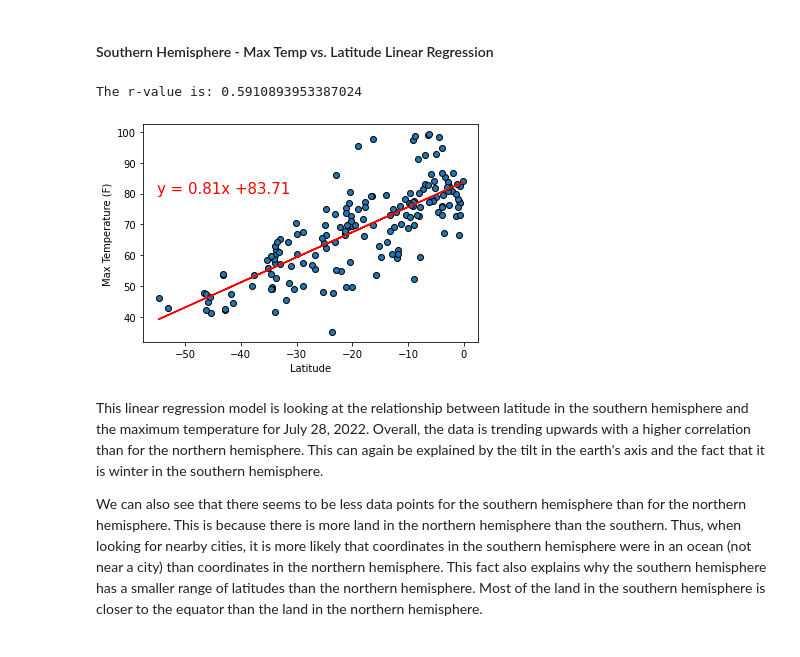
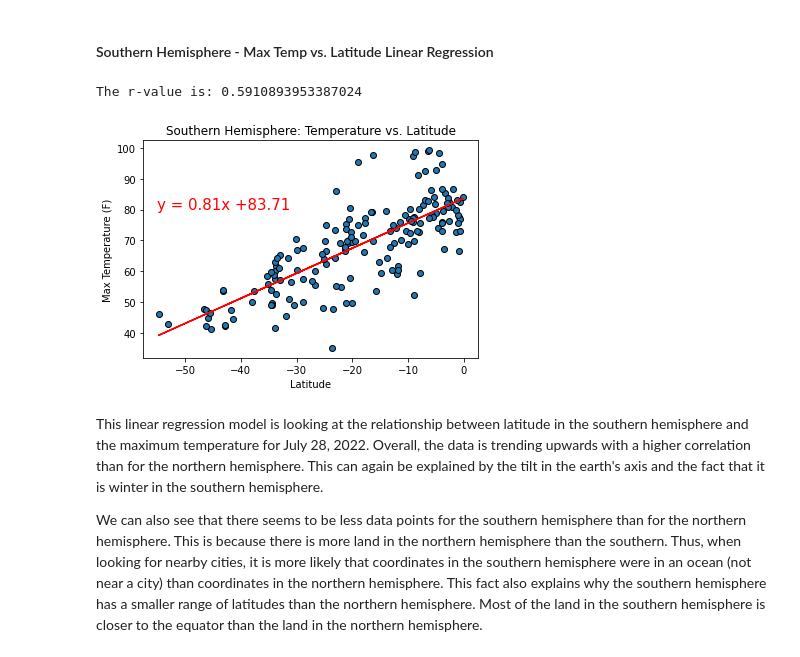
Before and after one commit to apfleegor/python-api-challenge, a Jupyter notebook: WeatherPy/WeatherPy.ipynb, the cells around one changed output. Drawn from its saved outputs; the diff is of its cells as text; code cells hidden in the pictures.

```diff
--- a/WeatherPy/WeatherPy.ipynb
+++ b/WeatherPy/WeatherPy.ipynb
@@ -209,3 +237,5 @@ clean_city_data.head()
+# %%
+clean_city_data = weather_df.copy(deep=True)
 # %%
 # check to make sure that humidity max is less than or equal to 100
 clean_city_data.describe()
@@ -366,33 +397,34 @@ This linear regression model is looking at the relationship between latitude in
 # %%
 # get only southern hemisphere
 south_lat_values = clean_city_data.loc[clean_city_data['lat'] < 0]['lat']
 south_temp_values = clean_city_data.loc[clean_city_data['lat'] < 0]['Max Temp']
 # perform linear regression
 # create string of line equation
 # create the scatter plot
 # formatting
 # print the r-squared value
 # save the plot as an image
 (slope, intercept, rvalue, pvalue, stderr) = linregress(south_lat_values, south_temp_values)
 regress_values = south_lat_values * slope + intercept
 
 line_eq = "y = " + str(round(slope,2)) + "x +" + str(round(intercept,2))
 
 plt.scatter(south_lat_values, south_temp_values, edgecolors='black')
 plt.plot(south_lat_values, regress_values, "r-")
 
 plt.xlabel('Latitude')
 plt.ylabel('Max Temperature (F)')
+plt.title('Southern Hemisphere: Temperature vs. Latitude')
 plt.annotate(line_eq,(-55,80),fontsize=15,color="red")
 
 print(f"The r-value is: {rvalue**2}")
 
 plt.savefig('Images/SouthTempVLat.png')
 
 plt.show()
 # %% [output]
 The r-value is: 0.5910893953387024
-[figure, old version]
+[figure, new version]
 # %% [markdown]
 This linear regression model is looking at the relationship between latitude in the southern hemisphere and the maximum temperature for July 28, 2022. Overall, the data is trending upwards with a higher correlation than for the northern hemisphere. This can again be explained by the tilt in the earth's axis and the fact that it is winter in the southern hemisphere.
 
```
Also changed, not shown: parts of 10 cells of this notebook, 10 other files.
